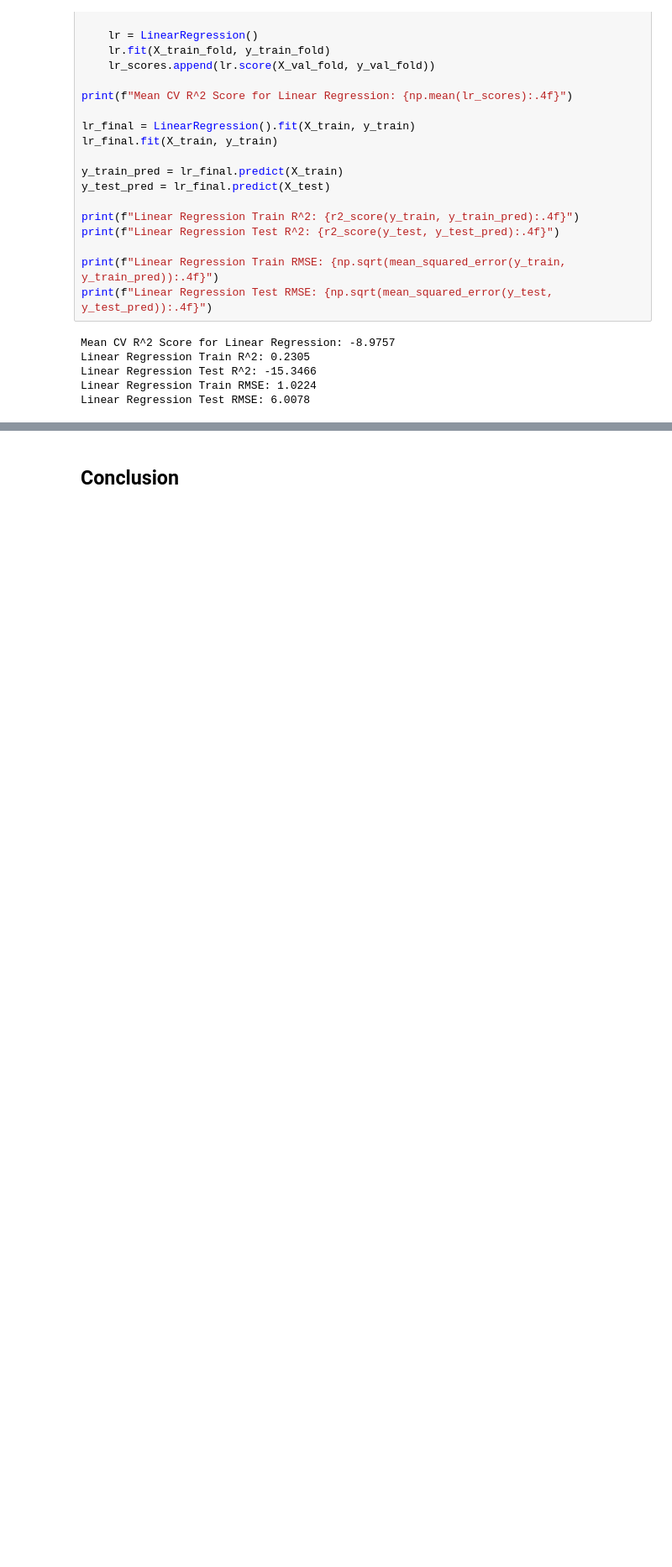
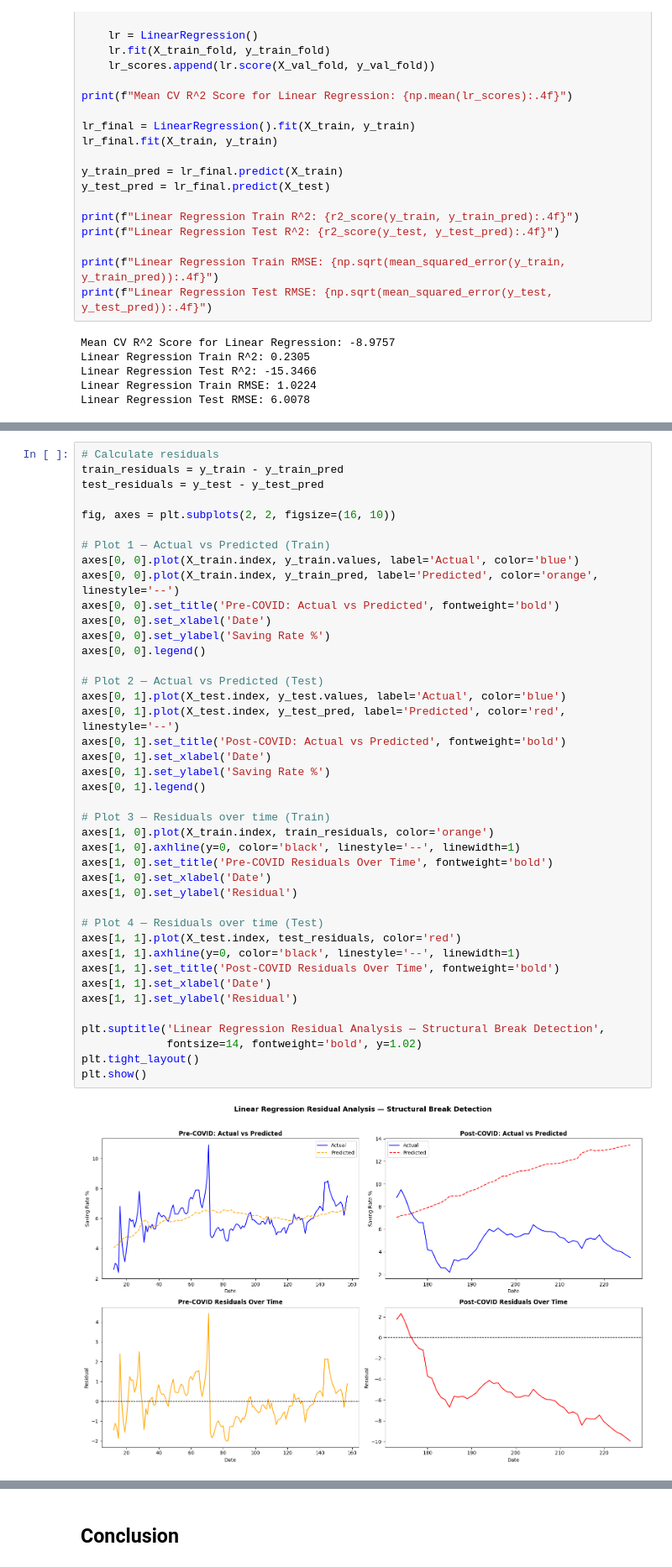
Before and after one commit to hamedtaeb/US-Consumer-Behaviour, a Jupyter notebook: notebooks/jeel_notebook.ipynb, the cells around one changed output, grey strips where cells are left out. Shown at 84% size. Cells and saved outputs as stored; diff of their text form; blank space fills up the shorter version.

```diff
--- a/notebooks/jeel_notebook.ipynb
+++ b/notebooks/jeel_notebook.ipynb
@@ -434,0 +443,43 @@ Time Series Model
+# %%
+# Calculate residuals
+train_residuals = y_train - y_train_pred
+test_residuals = y_test - y_test_pred
+
+fig, axes = plt.subplots(2, 2, figsize=(16, 10))
+
+# Plot 1 — Actual vs Predicted (Train)
+axes[0, 0].plot(X_train.index, y_train.values, label='Actual', color='blue')
+axes[0, 0].plot(X_train.index, y_train_pred, label='Predicted', color='orange', linestyle='--')
+axes[0, 0].set_title('Pre-COVID: Actual vs Predicted', fontweight='bold')
+axes[0, 0].set_xlabel('Date')
+axes[0, 0].set_ylabel('Saving Rate %')
+axes[0, 0].legend()
+
+# Plot 2 — Actual vs Predicted (Test)
+axes[0, 1].plot(X_test.index, y_test.values, label='Actual', color='blue')
+axes[0, 1].plot(X_test.index, y_test_pred, label='Predicted', color='red', linestyle='--')
+axes[0, 1].set_title('Post-COVID: Actual vs Predicted', fontweight='bold')
+axes[0, 1].set_xlabel('Date')
+axes[0, 1].set_ylabel('Saving Rate %')
+axes[0, 1].legend()
+
+# Plot 3 — Residuals over time (Train)
+axes[1, 0].plot(X_train.index, train_residuals, color='orange')
+axes[1, 0].axhline(y=0, color='black', linestyle='--', linewidth=1)
+axes[1, 0].set_title('Pre-COVID Residuals Over Time', fontweight='bold')
+axes[1, 0].set_xlabel('Date')
+axes[1, 0].set_ylabel('Residual')
+
+# Plot 4 — Residuals over time (Test)
+axes[1, 1].plot(X_test.index, test_residuals, color='red')
+axes[1, 1].axhline(y=0, color='black', linestyle='--', linewidth=1)
+axes[1, 1].set_title('Post-COVID Residuals Over Time', fontweight='bold')
+axes[1, 1].set_xlabel('Date')
+axes[1, 1].set_ylabel('Residual')
+
+plt.suptitle('Linear Regression Residual Analysis — Structural Break Detection',
+             fontsize=14, fontweight='bold', y=1.02)
+plt.tight_layout()
+plt.show()
+# %% [output]
+[figure, added]
```
Also changed, not shown: parts of 10 cells of this notebook.
